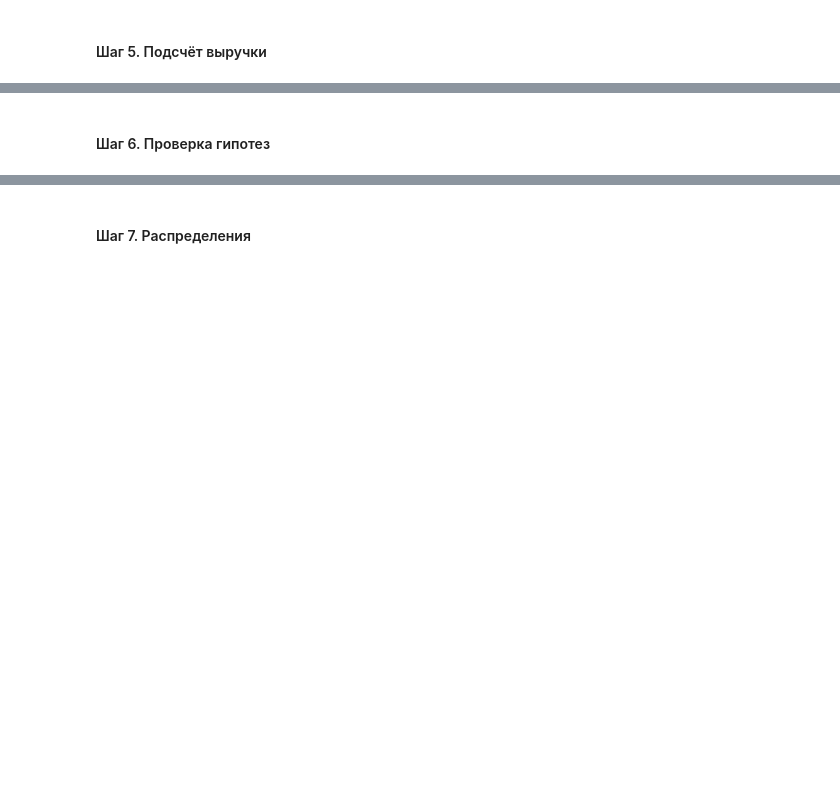
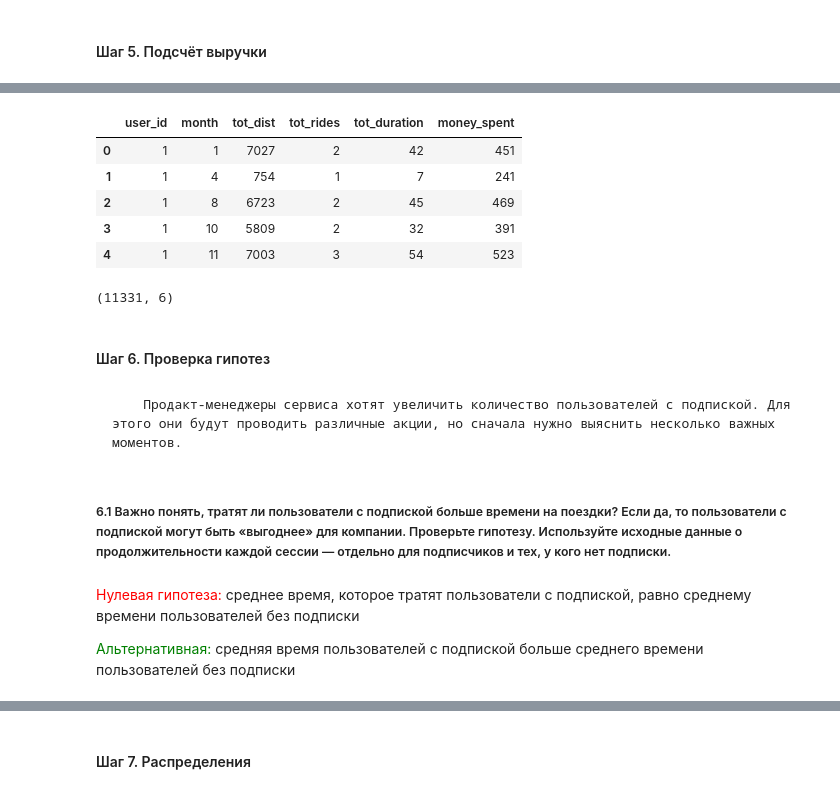
Before and after one commit to anthonypotekhin/studying, a Jupyter notebook: yandex_practicum/statistics_analysis_proj.ipynb, the cells around one changed output, grey strips where cells are left out. Cells and saved outputs as stored; diff of their text form; code cells hidden in the pictures; blank space fills up the shorter version.

```diff
--- a/yandex_practicum/statistics_analysis_proj.ipynb
+++ b/yandex_practicum/statistics_analysis_proj.ipynb
@@ -438,2 +500,23 @@ without_subscriptions.duration.hist()
+# %%
+users_total_df.head()
+# %% [output]
+|  | user_id | month | tot_dist | tot_rides | tot_duration | money_spent |
+| 0 | 1 | 1 | 7027 | 2 | 42 | 451 |
+| 1 | 1 | 4 | 754 | 1 | 7 | 241 |
+| 2 | 1 | 8 | 6723 | 2 | 45 | 469 |
+| 3 | 1 | 10 | 5809 | 2 | 32 | 391 |
+| 4 | 1 | 11 | 7003 | 3 | 54 | 523 |
+# %%
+users_total_df.shape
+# %% [output]
+(11331, 6)
 # %% [markdown]
 #### Шаг 6. Проверка гипотез
+# %% [markdown]
+        Продакт-менеджеры сервиса хотят увеличить количество пользователей с подпиской. Для этого они будут проводить различные акции, но сначала нужно выяснить несколько важных моментов.
+# %% [markdown]
+##### 6.1 Важно понять, тратят ли пользователи с подпиской больше времени на поездки? Если да, то пользователи с подпиской могут быть «выгоднее» для компании. Проверьте гипотезу. Используйте исходные данные о продолжительности каждой сессии — отдельно для подписчиков и тех, у кого нет подписки.
+# %% [markdown]
+<font color='red'>Нулевая гипотеза:</font> среднее время, которое тратят пользователи с подпиской, равно среднему времени пользователей без подписки
+
+<font color='green'>Альтернативная:</font> средняя время пользователей с подпиской больше среднего времени пользователей без подписки
```
Also changed, not shown: parts of 23 cells of this notebook.
